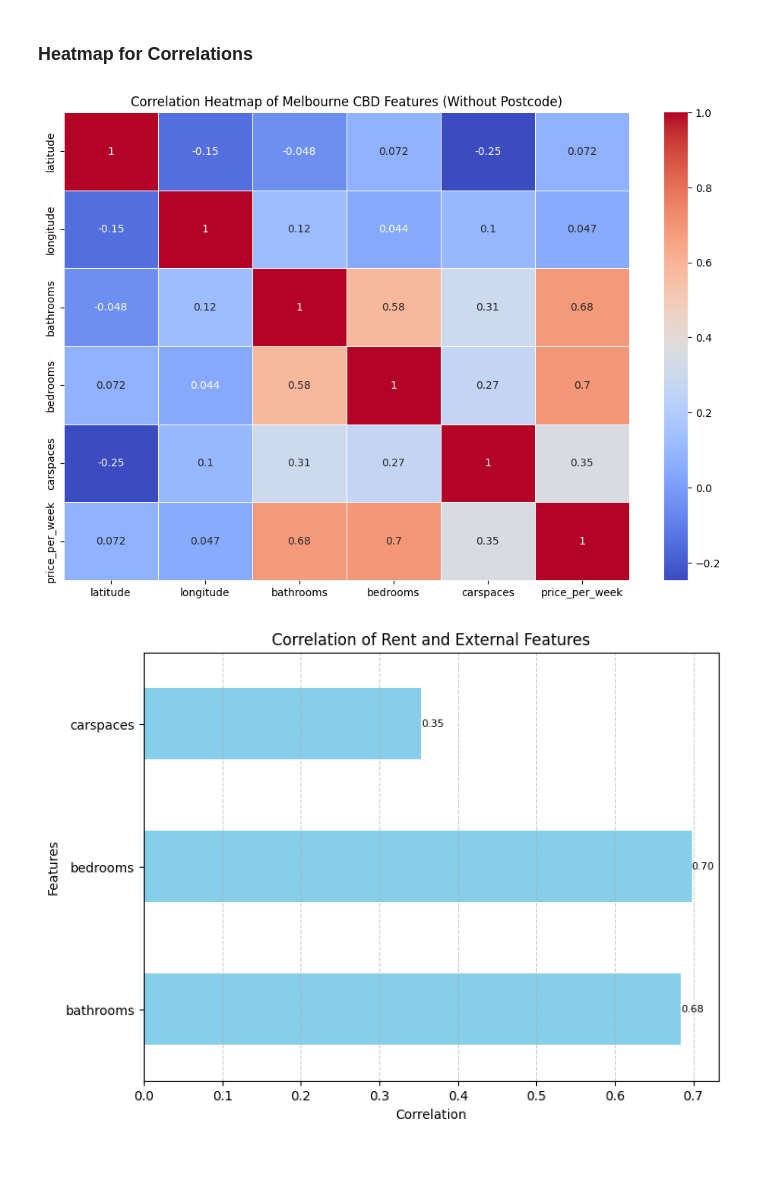
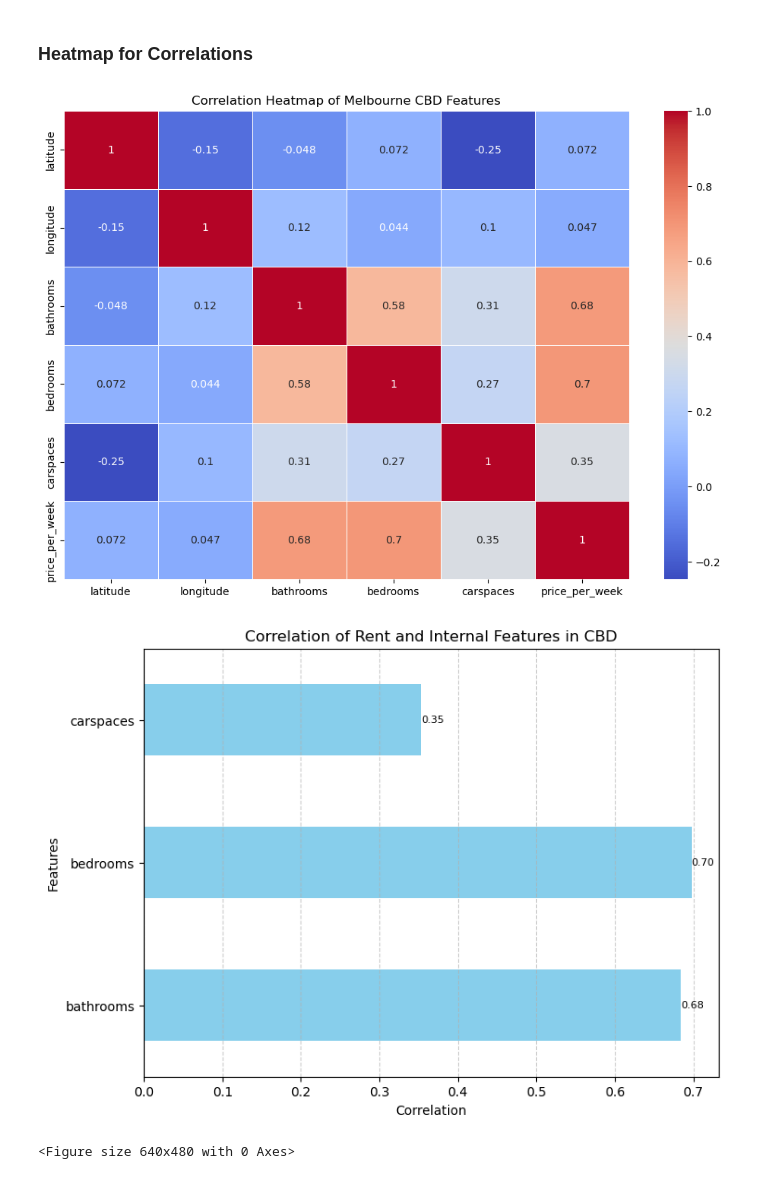
Before and after one commit to MAST30034-AppliedDataScience/project-2-group-real-estate-industry-project-7, a Jupyter notebook: notebooks/internal_features.ipynb, the cells around one changed output. Cells and saved outputs as stored; diff of their text form; code cells hidden in the pictures.

```diff
--- a/notebooks/internal_features.ipynb
+++ b/notebooks/internal_features.ipynb
@@ -200,14 +232,14 @@ plt.show()
 # %%
 # Select only numeric columns and drop 'postcode'
 melbourne_cbd_numeric_data = melbourne_cbd_data.select_dtypes(include=["float64", "int64"]).drop(columns=["postcode"])
 
 # Generate the heatmap for Melbourne CBD data without 'postcode'
 plt.figure(figsize=(12, 8))
 sns.heatmap(melbourne_cbd_numeric_data.corr(), annot=True, cmap="coolwarm", linewidths=0.5)
-plt.title("Correlation Heatmap of Melbourne CBD Features (Without Postcode)")
+plt.title("Correlation Heatmap of Melbourne CBD Features")
 plt.show()
 # %% [output]
-[figure, old version]
+[figure, new version]
 # %%
 from pathlib import Path
 melbourne_cbd_numeric_data
@@ -220,7 +252,7 @@ plt.figure(figsize=(8, 6))
 bars = correlations.plot(kind='barh', color='skyblue')
 plt.xlabel('Correlation')
 plt.ylabel('Features')
-plt.title('Correlation of Rent and External Features')
+plt.title('Correlation of Rent and Internal Features in CBD')
 plt.grid(axis='x', linestyle='--', alpha=0.6)
 
 
@@ -236,7 +268,8 @@ for index, value in enumerate(correlations):
     )
 
 plt.show()
-plot_path = Path.cwd().parent / 'plots' / 'internal_feature_correlations.png'
+plot_path = '../plots/internal_feature_correlations_in_CBD.png'
 plt.savefig(plot_path, bbox_inches='tight')
 # %% [output]
-[figure, old version]
+[figure, new version]
+<Figure size 640x480 with 0 Axes>
```
Also changed, not shown: parts of 6 cells of this notebook.
